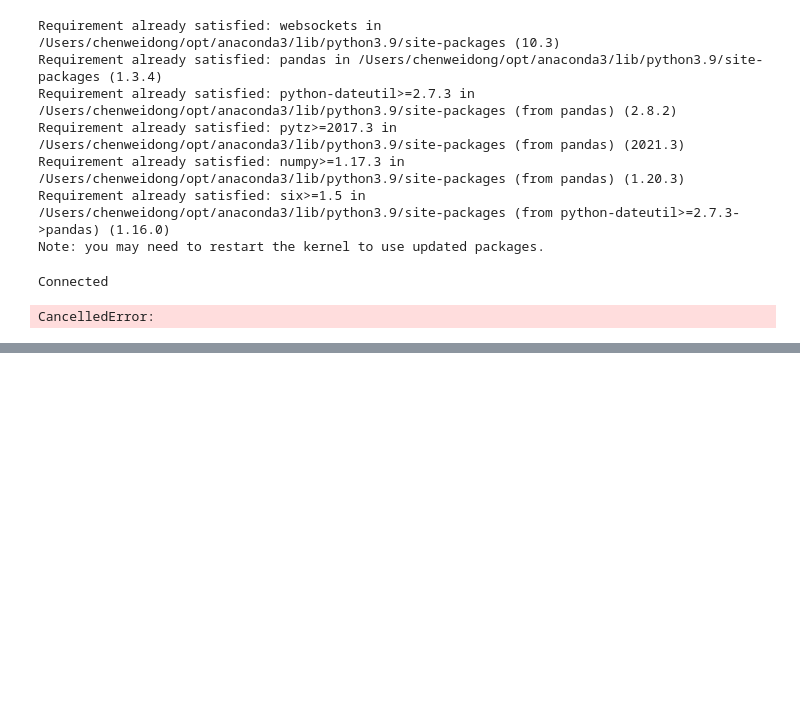
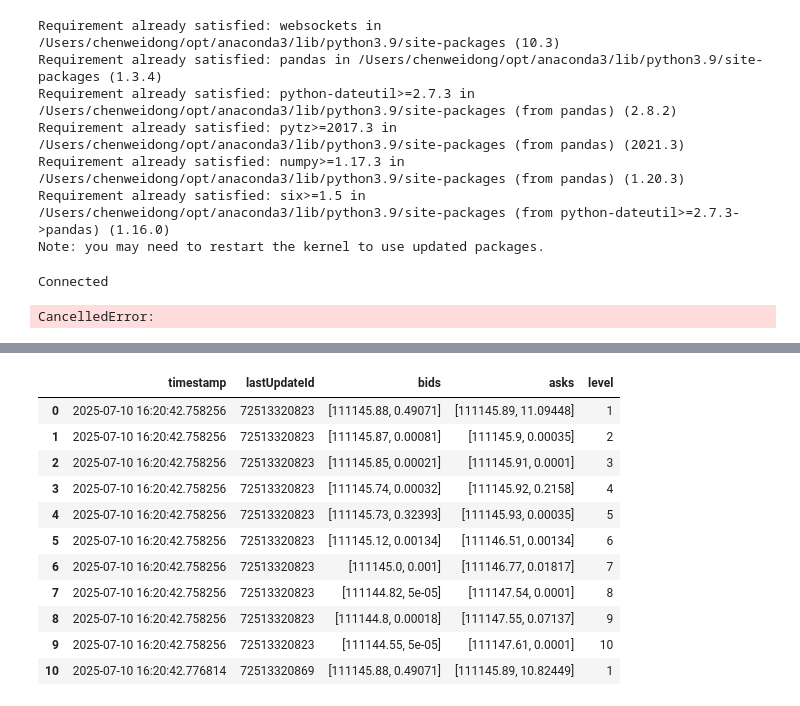
Before and after one commit to ChrisChenDaren/binance, a Jupyter notebook: binance.ipynb, the cells around one changed output, grey strips where cells are left out. Drawn from its saved outputs; the diff is of its cells as text; code cells hidden in the pictures; blank space fills up the shorter version.

```diff
--- a/binance.ipynb
+++ b/binance.ipynb
@@ -65,0 +190,4 @@ await websocket.close()
+# %%
+df_depth = pd.read_csv('depth10_btcusdt_live_7_10_1.csv', header = 0)
+print(df_depth.head())
+print(f"总共 {len(df_depth)} 行数据")
@@ -65,0 +209,15 @@ await websocket.close()
+# %%
+df_depth[0:11]
+# %% [output]
+|  | timestamp | lastUpdateId | bids | asks | level |
+| 0 | 2025-07-10 16:20:42.758256 | 72513320823 | [111145.88, 0.49071] | [111145.89, 11.09448] | 1 |
+| 1 | 2025-07-10 16:20:42.758256 | 72513320823 | [111145.87, 0.00081] | [111145.9, 0.00035] | 2 |
+| 2 | 2025-07-10 16:20:42.758256 | 72513320823 | [111145.85, 0.00021] | [111145.91, 0.0001] | 3 |
+| 3 | 2025-07-10 16:20:42.758256 | 72513320823 | [111145.74, 0.00032] | [111145.92, 0.2158] | 4 |
+| 4 | 2025-07-10 16:20:42.758256 | 72513320823 | [111145.73, 0.32393] | [111145.93, 0.00035] | 5 |
+| 5 | 2025-07-10 16:20:42.758256 | 72513320823 | [111145.12, 0.00134] | [111146.51, 0.00134] | 6 |
+| 6 | 2025-07-10 16:20:42.758256 | 72513320823 | [111145.0, 0.001] | [111146.77, 0.01817] | 7 |
+| 7 | 2025-07-10 16:20:42.758256 | 72513320823 | [111144.82, 5e-05] | [111147.54, 0.0001] | 8 |
+| 8 | 2025-07-10 16:20:42.758256 | 72513320823 | [111144.8, 0.00018] | [111147.55, 0.07137] | 9 |
+| 9 | 2025-07-10 16:20:42.758256 | 72513320823 | [111144.55, 5e-05] | [111147.61, 0.0001] | 10 |
+| 10 | 2025-07-10 16:20:42.776814 | 72513320869 | [111145.88, 0.49071] | [111145.89, 10.82449] | 1 |
```
Also changed, not shown: parts of 8 cells of this notebook.
